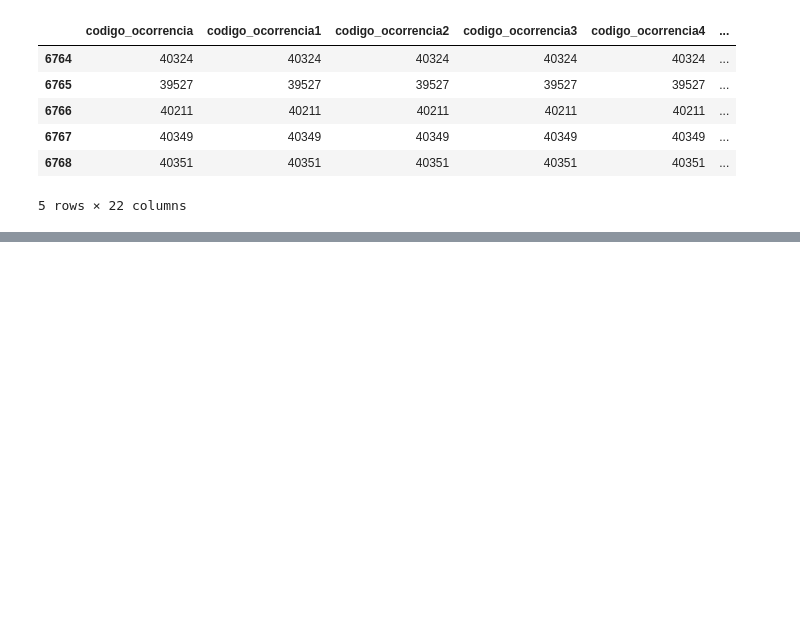
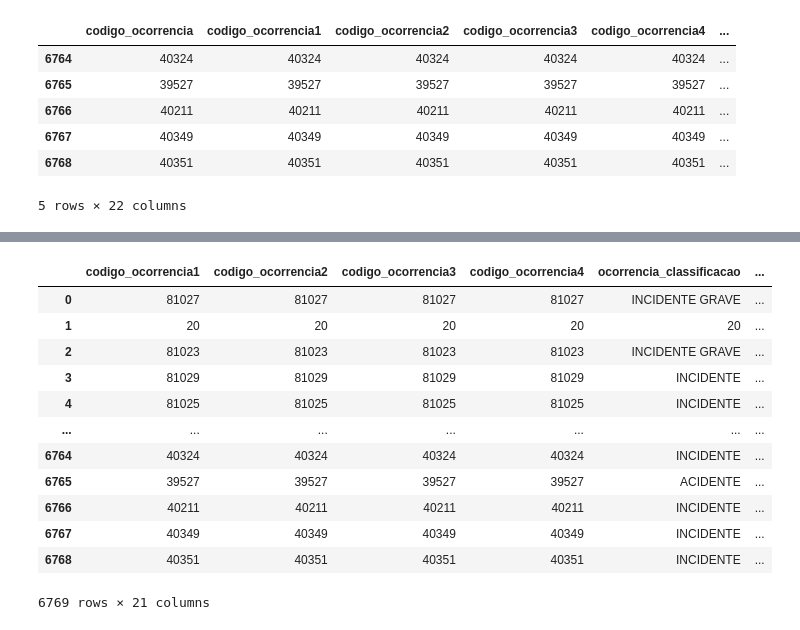
Before and after one commit to Jacqueline-dev/projetoETL, a Jupyter notebook: limpeza.ipynb, the cells around one changed output, grey strips where cells are left out. Cells and saved outputs as stored; diff of their text form; code cells hidden in the pictures; blank space fills up the shorter version.

```diff
--- a/limpeza.ipynb
+++ b/limpeza.ipynb
@@ -15,0 +87,2 @@ df.tail(5)
+# %%
+df.reset_index(drop=True, inplace=True)
@@ -15,0 +99,3 @@ df.tail(5)
+# %%
+# alterando dados
+df.loc[0, 'ocorrencia_aerodromo'] = ''
@@ -15,0 +108,2 @@ df.tail(5)
+# %%
+df.loc[1] = 20
@@ -15,0 +117,18 @@ df.tail(5)
+# %%
+df.loc[: , 'total_recomendacoes'] = 10
+# %%
+df
+# %% [output]
+|  | codigo_ocorrencia1 | codigo_ocorrencia2 | codigo_ocorrencia3 | codigo_ocorrencia4 | ocorrencia_classificacao | ... |
+| 0 | 81027 | 81027 | 81027 | 81027 | INCIDENTE GRAVE | ... |
+| 1 | 20 | 20 | 20 | 20 | 20 | ... |
+| 2 | 81023 | 81023 | 81023 | 81023 | INCIDENTE GRAVE | ... |
+| 3 | 81029 | 81029 | 81029 | 81029 | INCIDENTE | ... |
+| 4 | 81025 | 81025 | 81025 | 81025 | INCIDENTE | ... |
+| ... | ... | ... | ... | ... | ... | ... |
+| 6764 | 40324 | 40324 | 40324 | 40324 | INCIDENTE | ... |
+| 6765 | 39527 | 39527 | 39527 | 39527 | ACIDENTE | ... |
+| 6766 | 40211 | 40211 | 40211 | 40211 | INCIDENTE | ... |
+| 6767 | 40349 | 40349 | 40349 | 40349 | INCIDENTE | ... |
+| 6768 | 40351 | 40351 | 40351 | 40351 | INCIDENTE | ... |
+6769 rows × 21 columns
```
Also changed, not shown: parts of 41 cells of this notebook.
